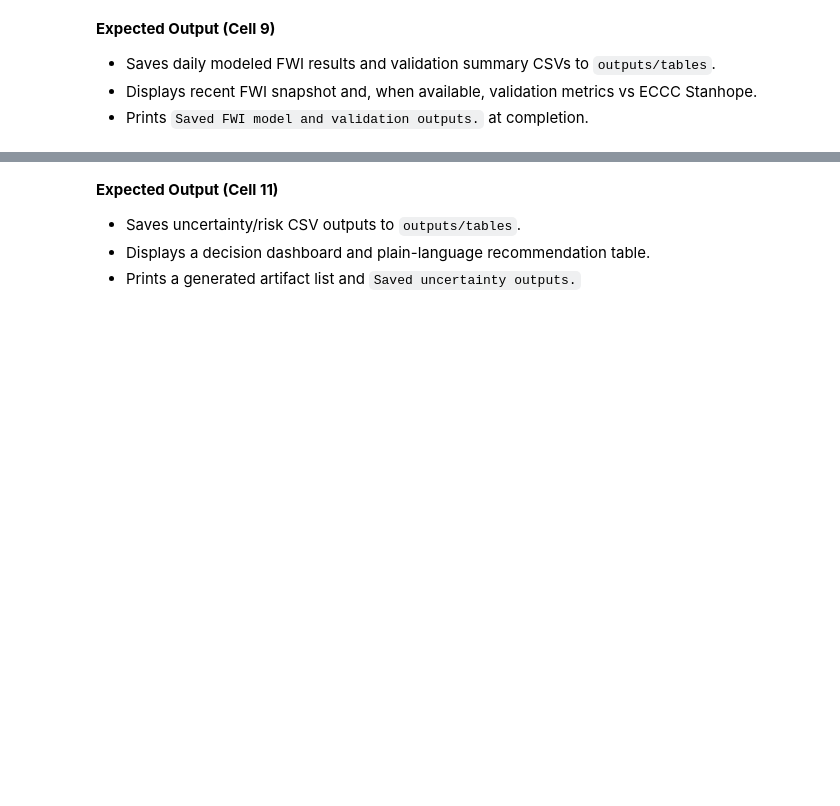
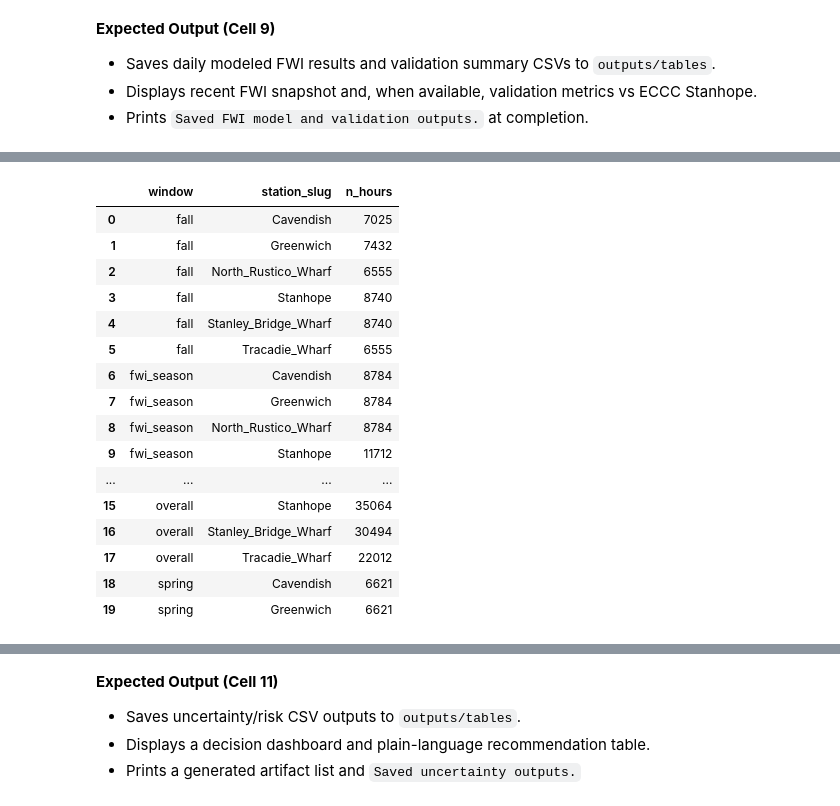
Before and after one commit to jmatters-pei/Parks_Canada_Weather, a Jupyter notebook: analysis.ipynb, the cells around one changed output, grey strips where cells are left out. Saved outputs shown, nothing was run; the diff lists cells and outputs as text; code cells hidden in the pictures; blank space fills up the shorter version.

```diff
--- a/analysis.ipynb
+++ b/analysis.ipynb
@@ -1063,0 +1100,82 @@ Saved PCA/clustering and benchmarking outputs.
+# %%
+# =============================================================================
+# REDUNDANCY MODELING (PART 1/4): VALIDATION + WINDOW CONSTRUCTION
+# Purpose: fail-fast checks and window tagging for station-level redundancy work.
+# =============================================================================
+
+required_columns = [
+    "datetime_utc",
+    "station_slug",
+    "air_temperature_c",
+    "relative_humidity_pct",
+    "wind_speed_kmh",
+    "precipitation_mm",
+]
+missing_columns = [c for c in required_columns if c not in hourly.columns]
+if missing_columns:
+    fail(f"Missing required columns for station-level redundancy modeling: {missing_columns}")
+
+if hourly.duplicated(subset=["station_slug", "datetime_utc"]).any():
+    n_dup = int(hourly.duplicated(subset=["station_slug", "datetime_utc"]).sum())
+    fail(f"Found {n_dup} duplicate (station_slug, datetime_utc) rows.")
+
+if not isinstance(hourly["datetime_utc"].dtype, pd.DatetimeTZDtype):
+    fail("datetime_utc must be timezone-aware.")
+
+dt_tz = str(hourly["datetime_utc"].dt.tz)
+if dt_tz not in {"UTC", "UTC+00:00"}:
+    fail(f"datetime_utc must be UTC; detected timezone '{dt_tz}'.")
+
+redundancy_hourly = hourly[required_columns].copy()
+
+# Optional QC handling: treat QC-failed values as missing before station aggregation.
+for var_name in ["air_temperature_c", "relative_humidity_pct", "wind_speed_kmh", "precipitation_mm"]:
+    qc_col = f"{var_name}_failed_qc"
+    if qc_col in hourly.columns:
+        failed_mask = hourly[qc_col].fillna(False).astype(bool)
+        redundancy_hourly.loc[failed_mask, var_name] = np.nan
+
+local_ts = redundancy_hourly["datetime_utc"].dt.tz_convert("America/Halifax")
+month = local_ts.dt.month
+day = local_ts.dt.day
+
+season_map = {12: "winter", 1: "winter", 2: "winter", 3: "spring", 4: "spring", 5: "spring", 6: "summer", 7: "summer", 8: "summer", 9: "fall", 10: "fall", 11: "fall"}
+redundancy_hourly["season"] = month.map(season_map).astype(str)
+redundancy_hourly["is_fwi_season"] = (
+    ((month > 6) & (month < 9))
+    | ((month == 6) & (day >= 1))
+    | ((month == 9) & (day <= 30))
+)
+
+overall_window = redundancy_hourly.assign(window="overall")
+season_window = redundancy_hourly.assign(window=redundancy_hourly["season"])
+fwi_window = redundancy_hourly[redundancy_hourly["is_fwi_season"]].assign(window="fwi_season")
+
+redundancy_hourly = pd.concat([overall_window, season_window, fwi_window], ignore_index=True)
+redundancy_hourly = redundancy_hourly.drop(columns=["season", "is_fwi_season"] )
+
+display(Markdown("### Redundancy Window Coverage"))
+coverage = (
+    redundancy_hourly.groupby(["window", "station_slug"], dropna=False)
+    .size()
+    .reset_index(name="n_hours")
+    .sort_values(["window", "station_slug"])
+)
+display(coverage.head(20))
+
+window_station_counts = (
+    coverage.groupby("window", dropna=False)["station_slug"]
+    .nunique()
+    .reset_index(name="n_stations")
+    .sort_values("window")
+)
+
+display(Markdown("### Business Impact (Part 1)"))
+display(Markdown(
+    "We first make sure the data is clean and complete enough to trust. "
+    "Then we group records into useful time windows. "
+    "This protects the final station decision from bad input data."
+))
+display(window_station_counts)
+print("Part 1 complete: data check and window setup finished.")
+# %% [output]
@@ -1063,0 +1183,17 @@ Saved PCA/clustering and benchmarking outputs.
+|  | window | station_slug | n_hours |
+| 0 | fall | Cavendish | 7025 |
+| 1 | fall | Greenwich | 7432 |
+| 2 | fall | North_Rustico_Wharf | 6555 |
+| 3 | fall | Stanhope | 8740 |
+| 4 | fall | Stanley_Bridge_Wharf | 8740 |
+| 5 | fall | Tracadie_Wharf | 6555 |
+| 6 | fwi_season | Cavendish | 8784 |
+| 7 | fwi_season | Greenwich | 8784 |
+| 8 | fwi_season | North_Rustico_Wharf | 8784 |
+| 9 | fwi_season | Stanhope | 11712 |
+| ... | ... | ... | ... |
+| 15 | overall | Stanhope | 35064 |
+| 16 | overall | Stanley_Bridge_Wharf | 30494 |
+| 17 | overall | Tracadie_Wharf | 22012 |
+| 18 | spring | Cavendish | 6621 |
+| 19 | spring | Greenwich | 6621 |
```
Also changed, not shown: parts of 17 cells of this notebook.
